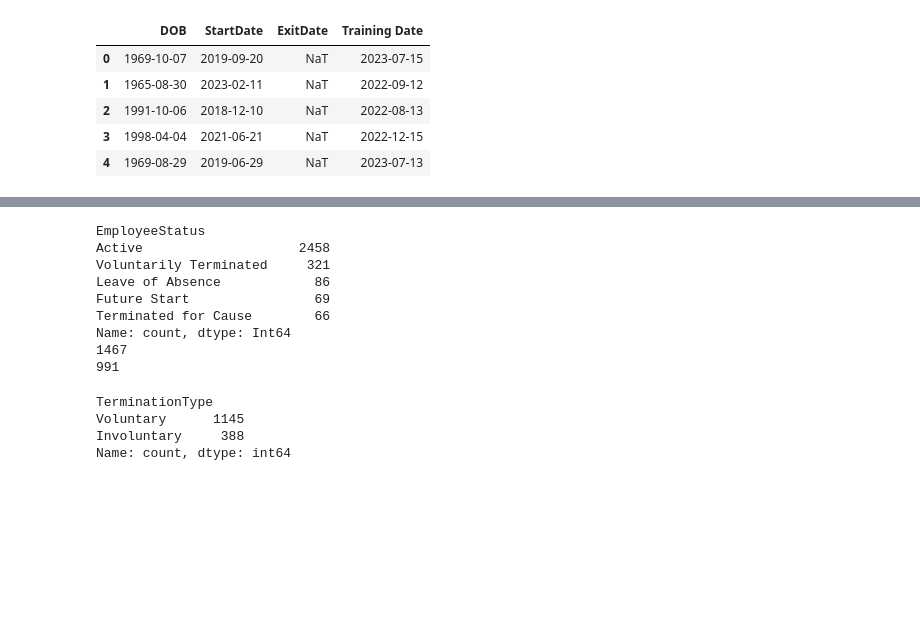
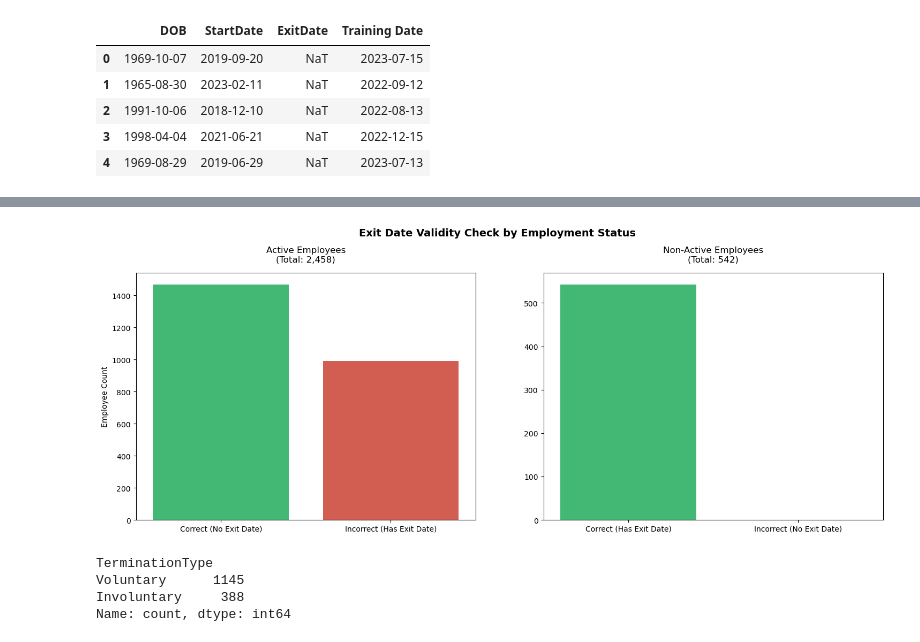
Before and after one commit to Belaleatsbanana/DataScience-HR-Analytics-Project, a Jupyter notebook: HR_DataPrep.ipynb, the cells around one changed output, grey strips where cells are left out. Drawn from its saved outputs; the diff is of its cells as text; code cells hidden in the pictures; blank space fills up the shorter version.

```diff
--- a/HR_DataPrep.ipynb
+++ b/HR_DataPrep.ipynb
@@ -352,22 +364,72 @@ Training Date
 Training Cost
 # %%
-print(messy_hr_dataset['EmployeeStatus'].value_counts())
+# check for any inconsistencies with active and non-active employees having exit dates
+# Check for active employees with exit dates
+# Check for non-active employees without exit dates
 
-print(messy_hr_dataset[messy_hr_dataset['EmployeeStatus'] == 'Active']['ExitDate'].isnull().sum())
-print(messy_hr_dataset[messy_hr_dataset['EmployeeStatus'] == 'Active']['ExitDate'].notna().sum())
+# Create subplots
+fig, ax = plt.subplots(1, 2, figsize=(18, 6))
 
-# Active employees should not have an exit date
-# Needs to be handled!
+# =========================================================
+# 1. Active Employees (Should NOT have exit dates)
+# =========================================================
+active_df = messy_hr_dataset[messy_hr_dataset['EmployeeStatus'] == 'Active']
+active_counts = {
+    'Correct (No Exit Date)': active_df['ExitDate'].isnull().sum(),
+    'Incorrect (Has Exit Date)': active_df['ExitDate'].notna().sum()
+}
+
+# Convert to DataFrame
+active_plot_df = pd.DataFrame({
+    'Category': list(active_counts.keys()),
+    'Count': list(active_counts.values())
+})
+
+sns.barplot(
+    data=active_plot_df,
+    x='Category',
+    y='Count',
+    palette=['#2ecc71', '#e74c3c'], # Green for correct, Red for incorrect
+    ax=ax[0]
+)
+
+ax[0].set_title(f'Active Employees\n(Total: {len(active_df):,})', pad=15)
+ax[0].set_xlabel('')
+ax[0].set_ylabel('Employee Count')
+
+# =========================================================
+# 2. Non-Active Employees (SHOULD have exit dates)
+# =========================================================
+non_active_df = messy_hr_dataset[messy_hr_dataset['EmployeeStatus'] != 'Active']
+non_active_counts = {
+    'Correct (Has Exit Date)': non_active_df['ExitDate'].notna().sum(),
+    'Incorrect (No Exit Date)': non_active_df['ExitDate'].isnull().sum()
+}
+
+# Convert to DataFrame
+non_active_plot_df = pd.DataFrame({
+    'Category': list(non_active_counts.keys()),
+    'Count': list(non_active_counts.values())
+})
+
+sns.barplot(
+    data=non_active_plot_df,
+    x='Category',
+    y='Count',
+    palette=['#2ecc71', '#e74c3c'], # Green for correct, Red for incorrect
+    ax=ax[1]
+)
+
+ax[1].set_title(f'Non-Active Employees\n(Total: {len(non_active_df):,})', pad=15)
+ax[1].set_xlabel('')
+ax[1].set_ylabel('')
+
+
+plt.suptitle('Exit Date Validity Check by Employment Status', y=1.02, size=14, weight='bold')
+
+plt.show()
 # %% [output]
-EmployeeStatus
-Active                    2458
-Voluntarily Terminated     321
-Leave of Absence            86
-Future Start                69
-Terminated for Cause        66
-Name: count, dtype: Int64
-1467
-991
+[figure, added]
 # %%
 # Simplify the TerminationType column into Voluntary and Involuntary
 
```
Also changed, not shown: parts of 18 cells of this notebook.
